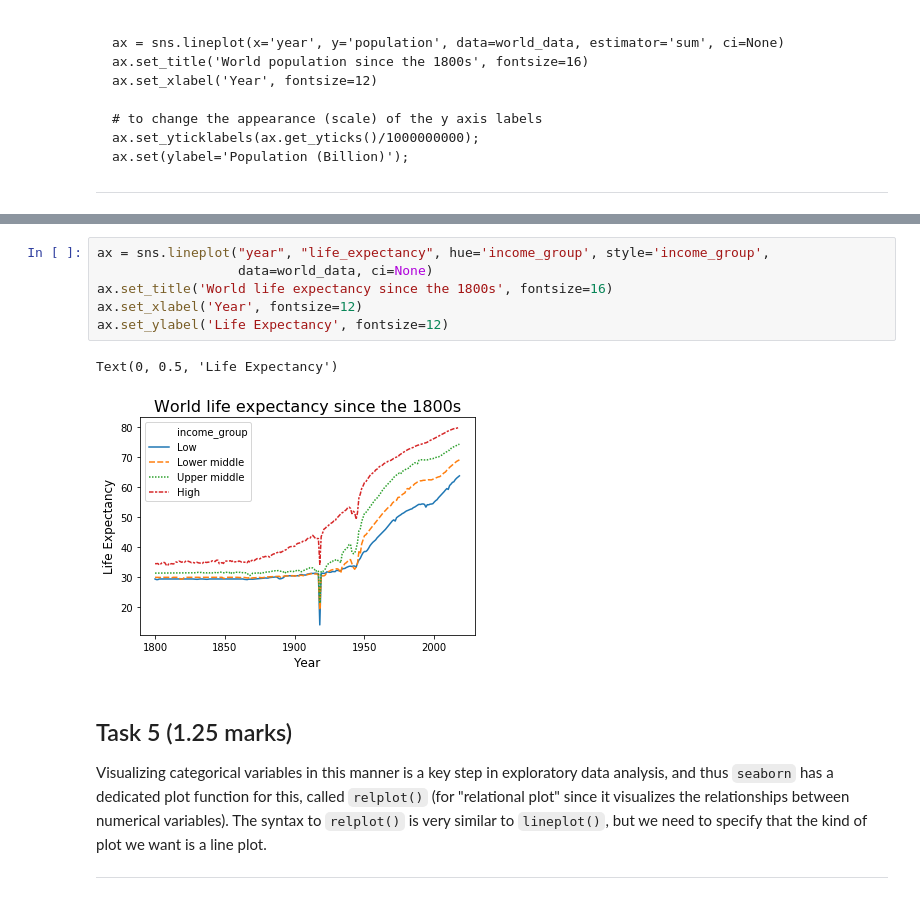
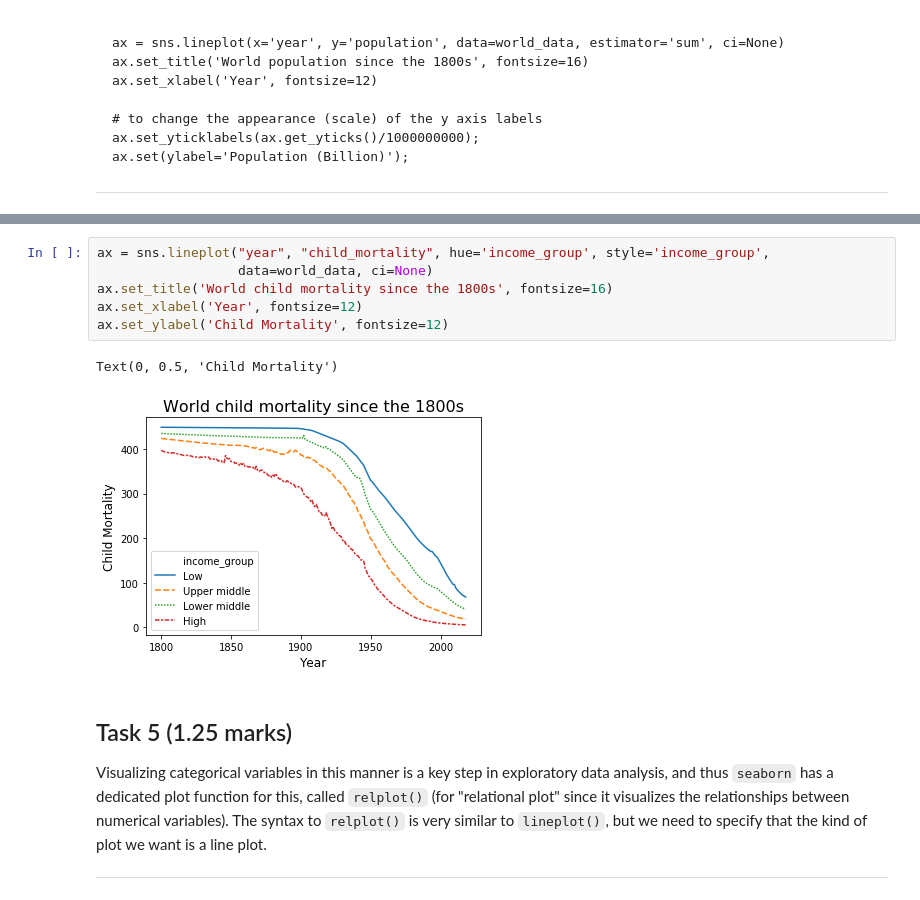
Before and after one commit to BME1478H/BME1478material, a Jupyter notebook: Lectures/week08/solution_assignment7.ipynb, the cells around one changed output, grey strips where cells are left out. Drawn from its saved outputs; the diff is of its cells as text.

```diff
--- a/Lectures/week08/solution_assignment7.ipynb
+++ b/Lectures/week08/solution_assignment7.ipynb
@@ -140,14 +140,14 @@ a) Subset the plot by `income_group` by setting the `hue` and `style` arguments
 
 b) Remove any shading around the lines `ci=None` to clean up our plot as we are more interested in the differences in income groups than the variation across the globe. (0.25 marks)
 # %%
-ax = sns.lineplot("year", "life_expectancy", hue='income_group', style='income_group',
+ax = sns.lineplot("year", "child_mortality", hue='income_group', style='income_group',
                   data=world_data, ci=None)
-ax.set_title('World life expectancy since the 1800s', fontsize=16)
+ax.set_title('World child mortality since the 1800s', fontsize=16)
 ax.set_xlabel('Year', fontsize=12)
-ax.set_ylabel('Life Expectancy', fontsize=12)
+ax.set_ylabel('Child Mortality', fontsize=12)
 # %% [output]
-Text(0, 0.5, 'Life Expectancy')
+Text(0, 0.5, 'Child Mortality')
-[figure, old version]
+[figure, new version]
 # %% [markdown]
 ## Task 5 (1.25 marks)
 
```
Also changed, not shown: parts of 8 cells of this notebook, 2 other files.
